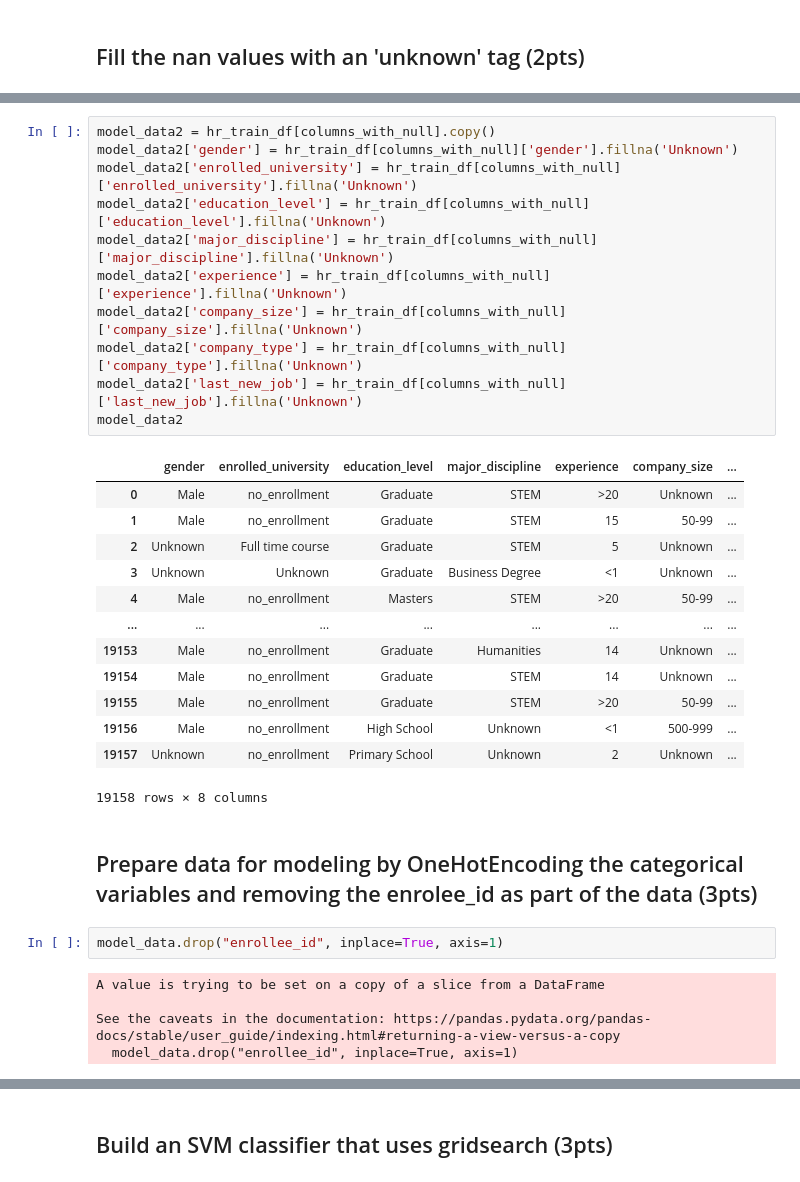
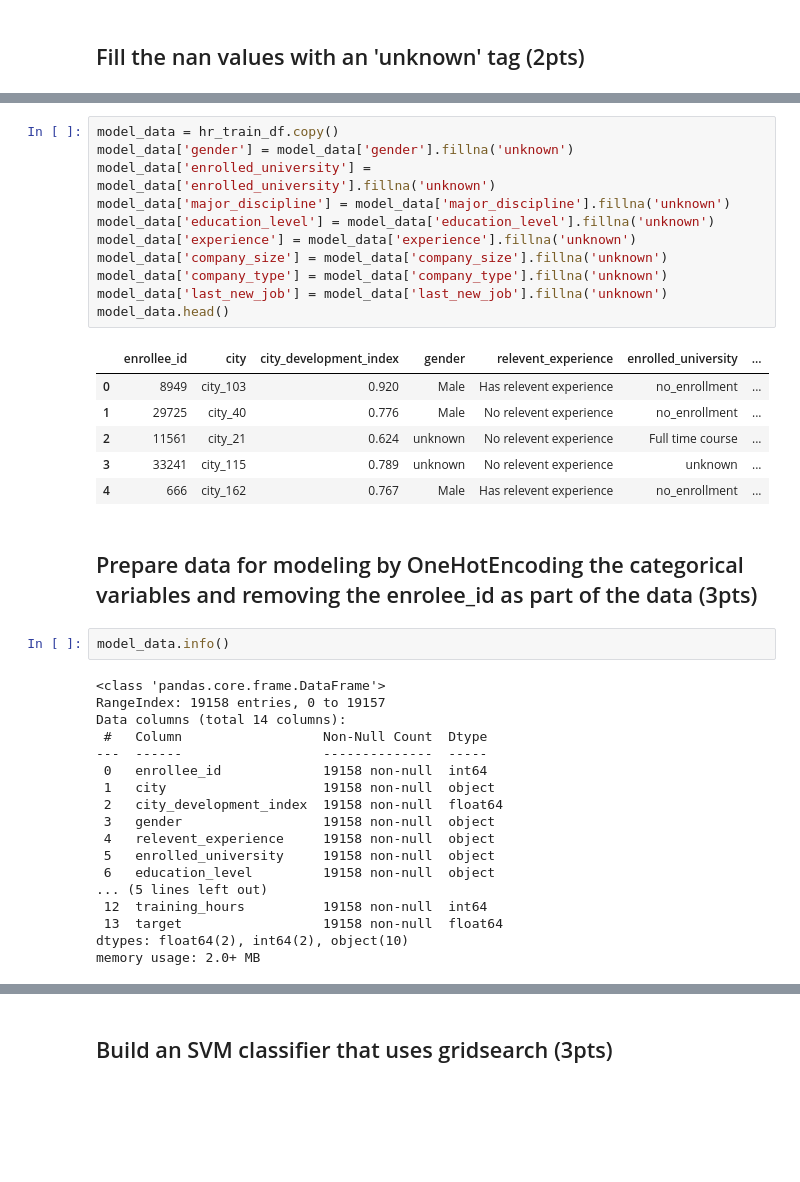
Before and after one commit to Astrathena18/DataSci, a Jupyter notebook: 02_preprocessing_gridsearch_student.ipynb, the cells around one changed output, grey strips where cells are left out. Drawn from its saved outputs; the diff is of its cells as text; blank space fills up the shorter version.

```diff
--- a/02_preprocessing_gridsearch_student.ipynb
+++ b/02_preprocessing_gridsearch_student.ipynb
@@ -110,35 +84,41 @@ model_data
 # %%
-model_data2 = hr_train_df[columns_with_null].copy()
-model_data2['gender'] = hr_train_df[columns_with_null]['gender'].fillna('Unknown')
-model_data2['enrolled_university'] = hr_train_df[columns_with_null]['enrolled_university'].fillna('Unknown')
-model_data2['education_level'] = hr_train_df[columns_with_null]['education_level'].fillna('Unknown')
-model_data2['major_discipline'] = hr_train_df[columns_with_null]['major_discipline'].fillna('Unknown')
-model_data2['experience'] = hr_train_df[columns_with_null]['experience'].fillna('Unknown')
-model_data2['company_size'] = hr_train_df[columns_with_null]['company_size'].fillna('Unknown')
-model_data2['company_type'] = hr_train_df[columns_with_null]['company_type'].fillna('Unknown')
-model_data2['last_new_job'] = hr_train_df[columns_with_null]['last_new_job'].fillna('Unknown')
-model_data2
+model_data = hr_train_df.copy()
+model_data['gender'] = model_data['gender'].fillna('unknown')
+model_data['enrolled_university'] = model_data['enrolled_university'].fillna('unknown')
+model_data['major_discipline'] = model_data['major_discipline'].fillna('unknown')
+model_data['education_level'] = model_data['education_level'].fillna('unknown')
+model_data['experience'] = model_data['experience'].fillna('unknown')
+model_data['company_size'] = model_data['company_size'].fillna('unknown')
+model_data['company_type'] = model_data['company_type'].fillna('unknown')
+model_data['last_new_job'] = model_data['last_new_job'].fillna('unknown')
+model_data.head()
 # %% [output]
-|  | gender | enrolled_university | education_level | major_discipline | experience | company_size | ... |
-| 0 | Male | no_enrollment | Graduate | STEM | >20 | Unknown | ... |
-| 1 | Male | no_enrollment | Graduate | STEM | 15 | 50-99 | ... |
-| 2 | Unknown | Full time course | Graduate | STEM | 5 | Unknown | ... |
-| 3 | Unknown | Unknown | Graduate | Business Degree | <1 | Unknown | ... |
-| 4 | Male | no_enrollment | Masters | STEM | >20 | 50-99 | ... |
-| ... | ... | ... | ... | ... | ... | ... | ... |
-| 19153 | Male | no_enrollment | Graduate | Humanities | 14 | Unknown | ... |
-| 19154 | Male | no_enrollment | Graduate | STEM | 14 | Unknown | ... |
-| 19155 | Male | no_enrollment | Graduate | STEM | >20 | 50-99 | ... |
-| 19156 | Male | no_enrollment | High School | Unknown | <1 | 500-999 | ... |
-| 19157 | Unknown | no_enrollment | Primary School | Unknown | 2 | Unknown | ... |
+|  | enrollee_id | city | city_development_index | gender | relevent_experience | enrolled_university | ... |
+| 0 | 8949 | city_103 | 0.920 | Male | Has relevent experience | no_enrollment | ... |
+| 1 | 29725 | city_40 | 0.776 | Male | No relevent experience | no_enrollment | ... |
+| 2 | 11561 | city_21 | 0.624 | unknown | No relevent experience | Full time course | ... |
+| 3 | 33241 | city_115 | 0.789 | unknown | No relevent experience | unknown | ... |
+| 4 | 666 | city_162 | 0.767 | Male | Has relevent experience | no_enrollment | ... |
-19158 rows × 8 columns
 # %% [markdown]
 ## Prepare data for modeling by OneHotEncoding the categorical variables and removing the enrolee_id as part of the data (3pts)
 # %%
-model_data.drop("enrollee_id", inplace=True, axis=1)
+model_data.info()
 # %% [output]
-A value is trying to be set on a copy of a slice from a DataFrame
-
-See the caveats in the documentation: https://pandas.pydata.org/pandas-docs/stable/user_guide/indexing.html#returning-a-view-versus-a-copy
-  model_data.drop("enrollee_id", inplace=True, axis=1)
+<class 'pandas.core.frame.DataFrame'>
+RangeIndex: 19158 entries, 0 to 19157
+Data columns (total 14 columns):
+ #   Column                  Non-Null Count  Dtype
+---  ------                  --------------  -----
+ 0   enrollee_id             19158 non-null  int64
+ 1   city                    19158 non-null  object
+ 2   city_development_index  19158 non-null  float64
+ 3   gender                  19158 non-null  object
+ 4   relevent_experience     19158 non-null  object
+ 5   enrolled_university     19158 non-null  object
+ 6   education_level         19158 non-null  object
+... (5 lines left out)
+ 12  training_hours          19158 non-null  int64
+ 13  target                  19158 non-null  float64
+dtypes: float64(2), int64(2), object(10)
+memory usage: 2.0+ MB
 # %%
```
Also changed, not shown: parts of 13 cells of this notebook, 1 other file.
